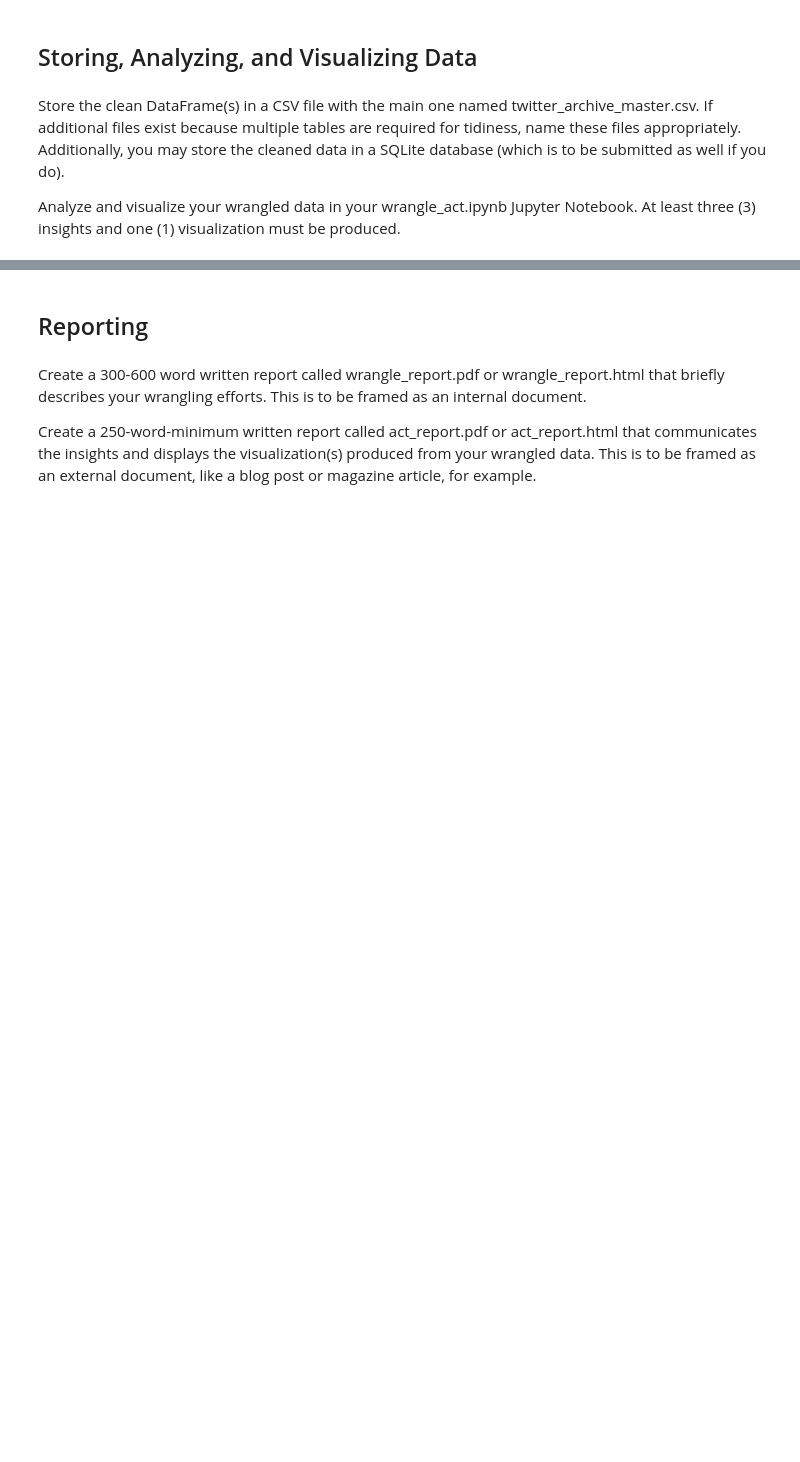
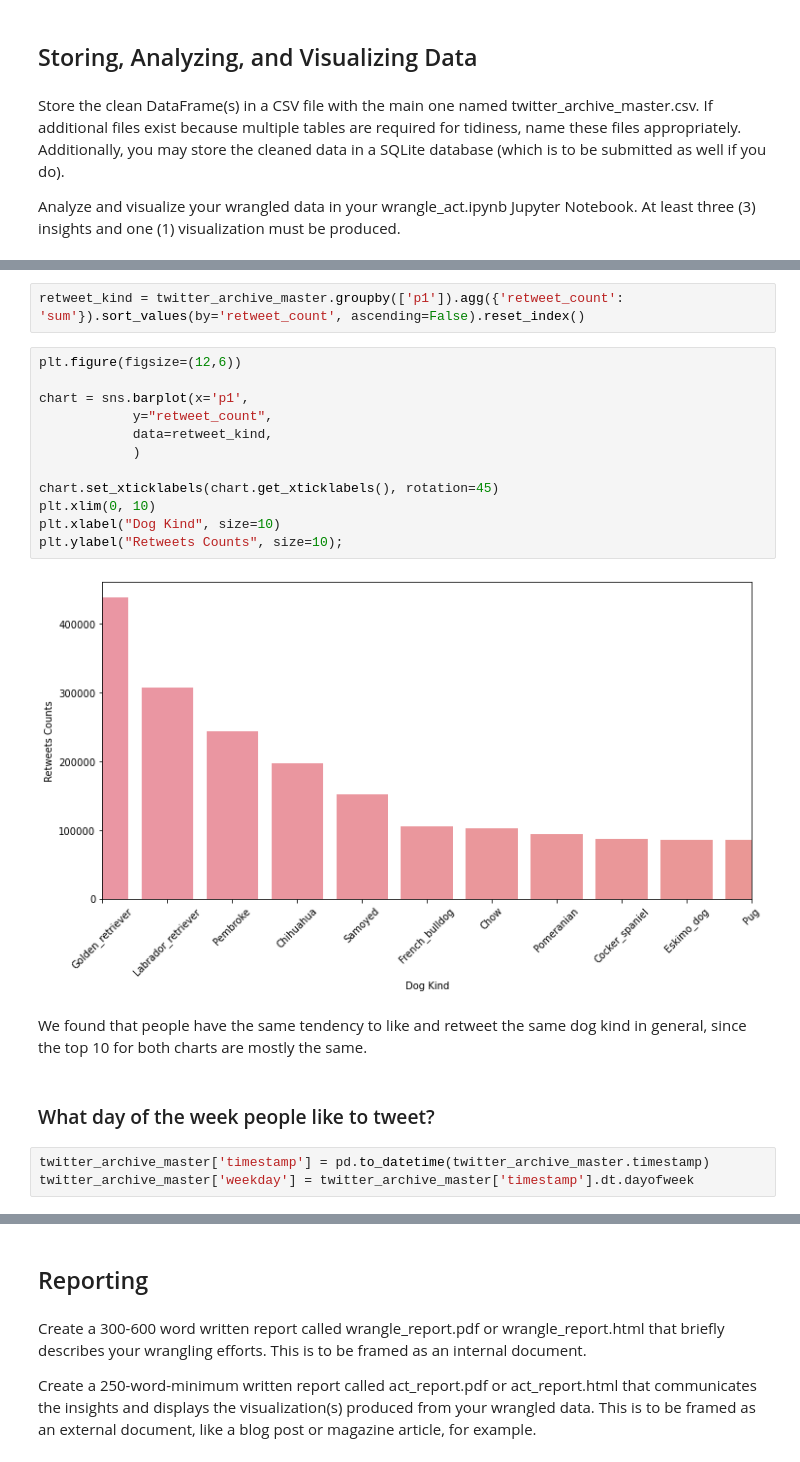
Before and after one commit to keruichen-coco/Wrangle_and_analyze_data, a Jupyter notebook: wrangle_act.ipynb, the cells around one changed output, grey strips where cells are left out. Cells and saved outputs as stored; diff of their text form; blank space fills up the shorter version.

```diff
--- a/wrangle_act.ipynb
+++ b/wrangle_act.ipynb
@@ -231,0 +636,23 @@ Analyze and visualize your wrangled data in your wrangle_act.ipynb Jupyter Noteb
+# %%
+retweet_kind = twitter_archive_master.groupby(['p1']).agg({'retweet_count': 'sum'}).sort_values(by='retweet_count', ascending=False).reset_index()
+# %%
+plt.figure(figsize=(12,6))
+
+chart = sns.barplot(x='p1',
+            y="retweet_count",
+            data=retweet_kind,
+            )
+
+chart.set_xticklabels(chart.get_xticklabels(), rotation=45)
+plt.xlim(0, 10)
+plt.xlabel("Dog Kind", size=10)
+plt.ylabel("Retweets Counts", size=10);
+# %% [output]
+[figure, added]
+# %% [markdown]
+We found that people have the same tendency to like and retweet the same dog kind in general, since the top 10 for both charts are mostly the same.
+# %% [markdown]
+### What day of the week people like to tweet?
+# %%
+twitter_archive_master['timestamp'] = pd.to_datetime(twitter_archive_master.timestamp)
+twitter_archive_master['weekday'] = twitter_archive_master['timestamp'].dt.dayofweek
```
Also changed, not shown: parts of 69 cells of this notebook, 4 other files.
